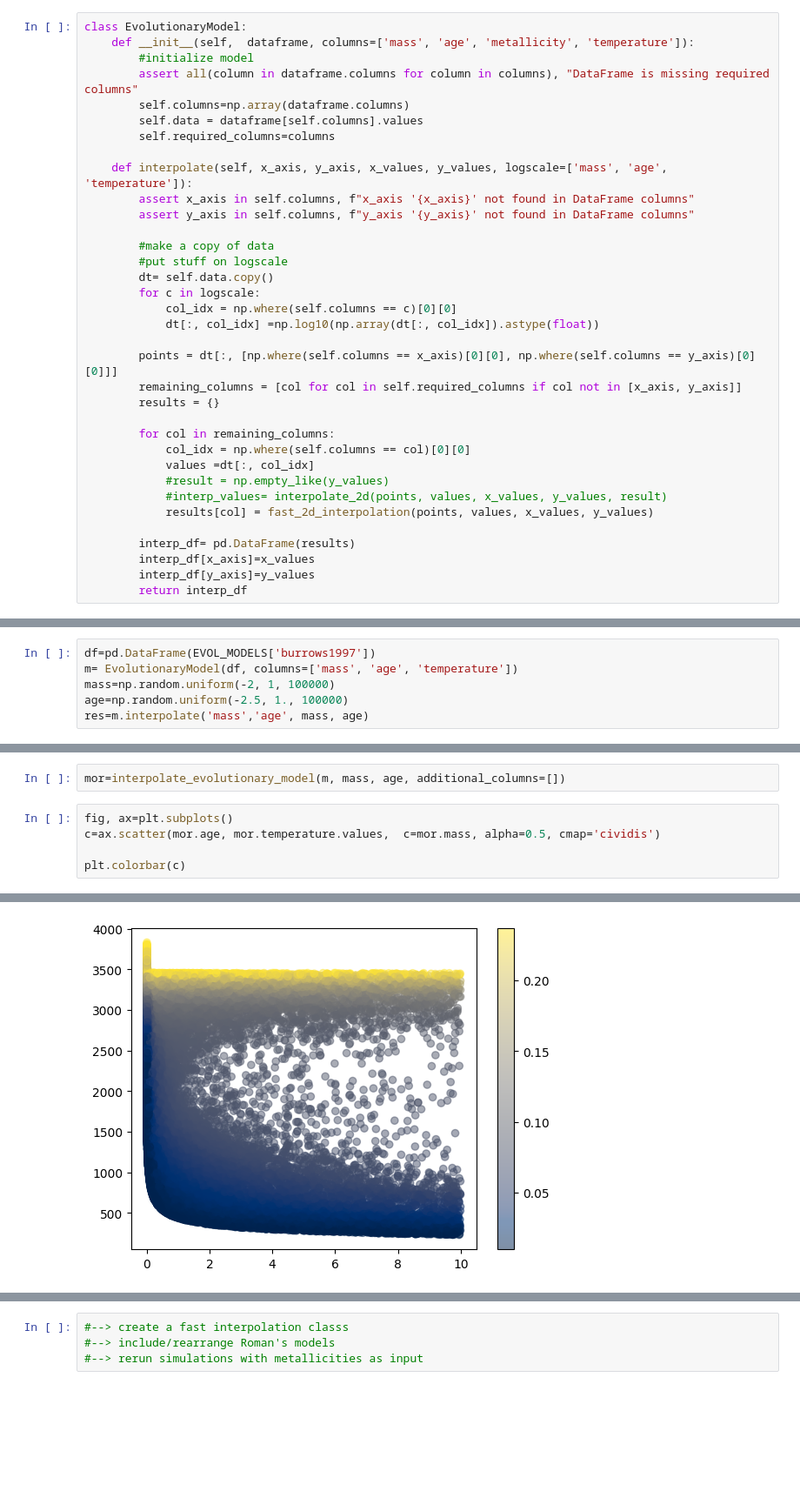
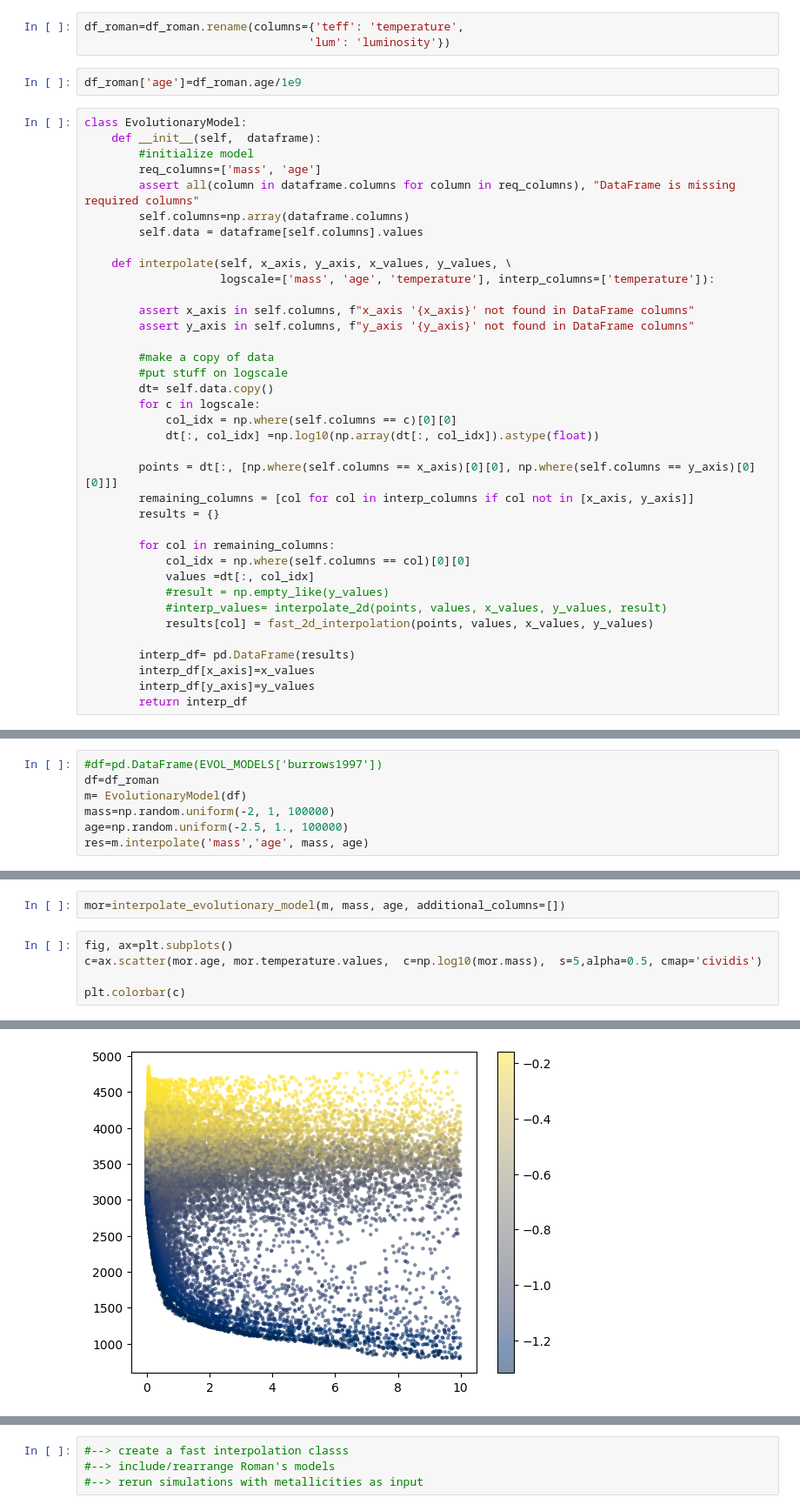
Before and after one commit to caganze/popsimdata, a Jupyter notebook: notebooks/Playing with interpolators.ipynb, the cells around one changed output, grey strips where cells are left out. Shown at 87% size. Saved outputs shown, nothing was run; the diff lists cells and outputs as text; blank space fills up the shorter version.

```diff
--- a/notebooks/Playing with interpolators.ipynb
+++ b/notebooks/Playing with interpolators.ipynb
@@ -15,13 +17,20 @@ from popsims import fast_2d_interpolation
+# %%
+df_roman=df_roman.rename(columns={'teff': 'temperature',
+                                 'lum': 'luminosity'})
+# %%
+df_roman['age']=df_roman.age/1e9
 # %%
 class EvolutionaryModel:
-    def __init__(self,  dataframe, columns=['mass', 'age', 'metallicity', 'temperature']):
+    def __init__(self,  dataframe):
         #initialize model
-        assert all(column in dataframe.columns for column in columns), "DataFrame is missing required columns"
+        req_columns=['mass', 'age']
+        assert all(column in dataframe.columns for column in req_columns), "DataFrame is missing required columns"
         self.columns=np.array(dataframe.columns)
         self.data = dataframe[self.columns].values
-        self.required_columns=columns
 
-    def interpolate(self, x_axis, y_axis, x_values, y_values, logscale=['mass', 'age', 'temperature']):
+    def interpolate(self, x_axis, y_axis, x_values, y_values, \
+                    logscale=['mass', 'age', 'temperature'], interp_columns=['temperature']):
+
         assert x_axis in self.columns, f"x_axis '{x_axis}' not found in DataFrame columns"
         assert y_axis in self.columns, f"y_axis '{y_axis}' not found in DataFrame columns"
 
@@ -33,7 +42,7 @@ class EvolutionaryModel:
             dt[:, col_idx] =np.log10(np.array(dt[:, col_idx]).astype(float))
 
         points = dt[:, [np.where(self.columns == x_axis)[0][0], np.where(self.columns == y_axis)[0][0]]]
-        remaining_columns = [col for col in self.required_columns if col not in [x_axis, y_axis]]
+        remaining_columns = [col for col in interp_columns if col not in [x_axis, y_axis]]
         results = {}
 
         for col in remaining_columns:
@@ -54,8 +65,9 @@ EVOL_MODELS['marley2019'].keys()
 # %% [output]
 dict_keys(['mass', 'age', 'luminosity', 'temperature', 'gravity', 'radius'])
 # %%
-df=pd.DataFrame(EVOL_MODELS['burrows1997'])
-m= EvolutionaryModel(df, columns=['mass', 'age', 'temperature'])
+#df=pd.DataFrame(EVOL_MODELS['burrows1997'])
+df=df_roman
+m= EvolutionaryModel(df)
 mass=np.random.uniform(-2, 1, 100000)
 age=np.random.uniform(-2.5, 1., 100000)
 res=m.interpolate('mass','age', mass, age)
@@ -93,9 +122,9 @@ def interpolate_evolutionary_model(Model, mass, age, additional_columns=[]):
 mor=interpolate_evolutionary_model(m, mass, age, additional_columns=[])
 # %%
 fig, ax=plt.subplots()
-c=ax.scatter(mor.age, mor.temperature.values,  c=mor.mass, alpha=0.5, cmap='cividis')
+c=ax.scatter(mor.age, mor.temperature.values,  c=np.log10(mor.mass),  s=5,alpha=0.5, cmap='cividis')
 
 plt.colorbar(c)
 # %% [output]
 <matplotlib.colorbar.Colorbar at 0x...>
-[figure, old version]
+[figure, new version]
```
Also changed, not shown: parts of 9 cells of this notebook, 8 other files.
